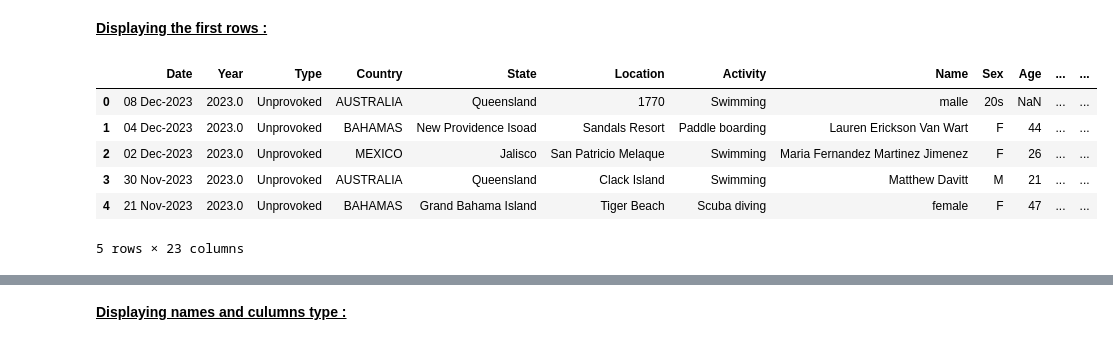
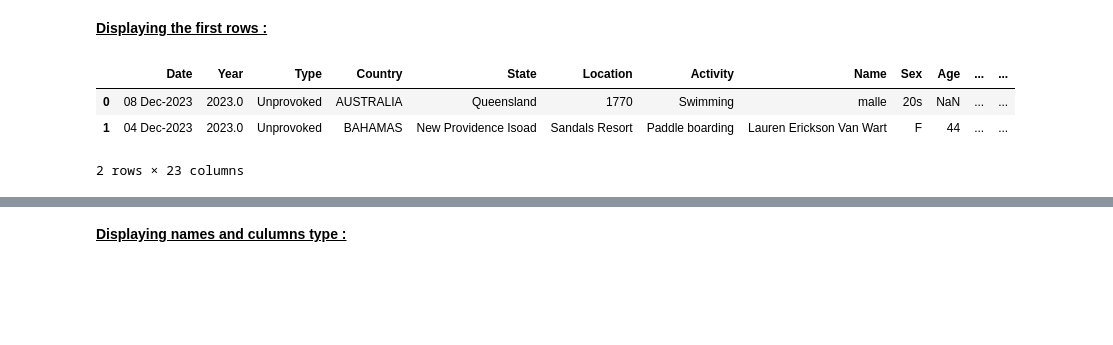
Before and after one commit to karinaz/Shark_Attacks, a Jupyter notebook: Shark_Attacks.ipynb, the cells around one changed output, grey strips where cells are left out. Saved outputs shown, nothing was run; the diff lists cells and outputs as text; code cells hidden in the pictures; blank space fills up the shorter version.

```diff
--- a/Shark_Attacks.ipynb
+++ b/Shark_Attacks.ipynb
@@ -63,12 +63,9 @@ df.shape
 # %% [markdown]
 <ins><strong>Displaying the first rows : </strong></ins>
 # %%
-df.head(5)
+df.head(2)
 # %% [output]
 |  | Date | Year | Type | Country | State | Location | Activity | Name | Sex | Age | ... | ... |
 | 0 | 08 Dec-2023 | 2023.0 | Unprovoked | AUSTRALIA | Queensland | 1770 | Swimming | malle | 20s | NaN | ... | ... |
 | 1 | 04 Dec-2023 | 2023.0 | Unprovoked | BAHAMAS | New Providence Isoad | Sandals Resort | Paddle boarding | Lauren Erickson Van Wart | F | 44 | ... | ... |
-| 2 | 02 Dec-2023 | 2023.0 | Unprovoked | MEXICO | Jalisco | San Patricio Melaque | Swimming | Maria Fernandez Martinez Jimenez | F | 26 | ... | ... |
-| 3 | 30 Nov-2023 | 2023.0 | Unprovoked | AUSTRALIA | Queensland | Clack Island | Swimming | Matthew Davitt | M | 21 | ... | ... |
-| 4 | 21 Nov-2023 | 2023.0 | Unprovoked | BAHAMAS | Grand Bahama Island | Tiger Beach | Scuba diving | female | F | 47 | ... | ... |
-5 rows × 23 columns
+2 rows × 23 columns
```
Also changed, not shown: parts of 57 cells of this notebook, 1 other file.
